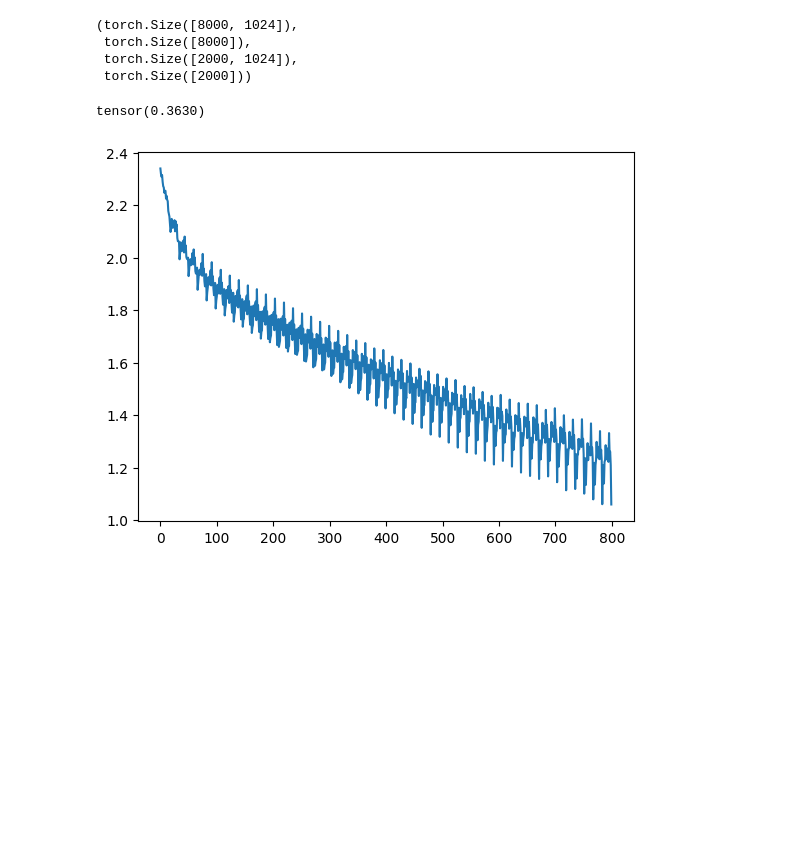
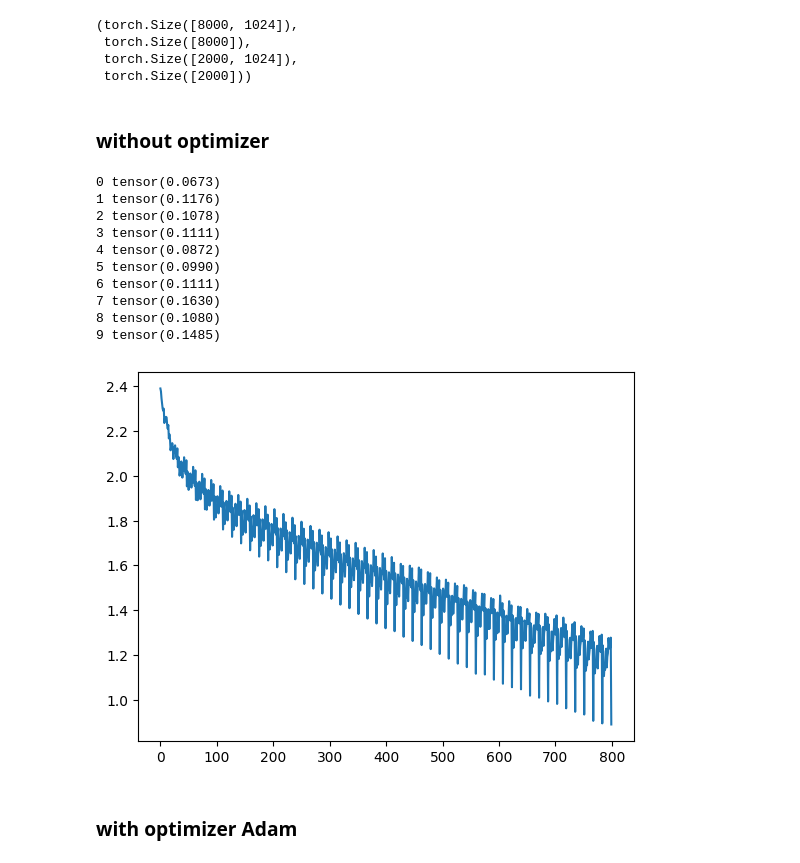
Before and after one commit to liamwan/fa21b_cifar10, a Jupyter notebook: cifar10_vorlage-wander.ipynb, the cells around one changed output. Drawn from its saved outputs; the diff is of its cells as text; code cells hidden in the pictures; blank space fills up the shorter version.

```diff
--- a/cifar10_vorlage-wander.ipynb
+++ b/cifar10_vorlage-wander.ipynb
@@ -153,6 +153,8 @@ class fully_connected(torch.nn.Module):
 def get_batch(x, y, batch_size):
     for i in range(0, len(x), batch_size):
         yield x[i:i+batch_size], y[i:i+batch_size]
+# %% [markdown]
+### without optimizer
 # %%
 model = fully_connected(input_size=1024, hidden_size=(256, 256), output_size=10)
 loss = torch.nn.CrossEntropyLoss()
@@ -160,35 +162,49 @@ loss = torch.nn.CrossEntropyLoss()
 lr = 0.01
 batch_size = 512
 
 def train(xb, yb):
     y_hat = model(xb)
     loss_value = loss(y_hat, yb)
     loss_value.backward()
     with torch.no_grad():
         for p in model.parameters():
             p -= p.grad * lr
         model.zero_grad()
     return loss_value.item()
 
 losses = []
 from tqdm import tqdm
 for epoch in tqdm(range(50)):
     for xb, yb in get_batch(train_data, train_labels, batch_size):
         loss_value = train(xb, yb)
         losses.append(loss_value)
 
 plt.plot(losses)
 
 # accuracy
 def accuracy(xb, yb):
     y_hat = model(xb)
     y_hat = torch.argmax(y_hat, dim=1)
     return (y_hat == yb).float().mean()
 
 accuracy(test_data, test_labels)
+# print accuracy for each class
+for i in range(10):
+    print(i, accuracy(test_data[test_labels==i], test_labels[test_labels==i]))
 # %% [output]
-tensor(0.3630)
+0 tensor(0.0673)
+1 tensor(0.1176)
+2 tensor(0.1078)
+3 tensor(0.1111)
+4 tensor(0.0872)
+5 tensor(0.0990)
+6 tensor(0.1111)
+7 tensor(0.1630)
+8 tensor(0.1080)
+9 tensor(0.1485)
-[figure, old version]
+[figure, new version]
+# %% [markdown]
+### with optimizer Adam
 # %%
 model = fully_connected(input_size=1024, hidden_size=(128, 128), output_size=10)
 loss = torch.nn.CrossEntropyLoss()
```
Also changed, not shown: parts of 3 cells of this notebook, 1 other file.
